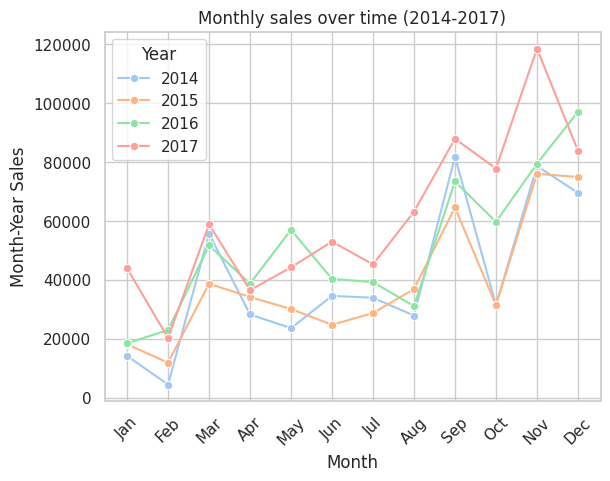
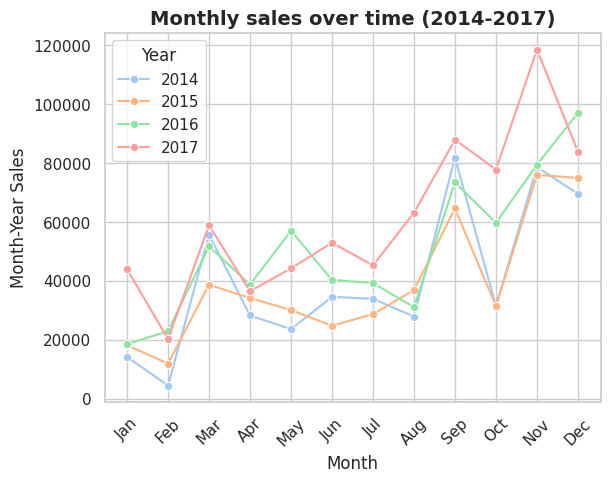
Code edit (unified diff) that turned the first committed figure into the second:
--- before
+++ after
@@ -11,5 +11,10 @@
 )
 
-plt.title("Monthly sales over time (2014-2017)")
+plt.title(
+    "Monthly sales over time (2014-2017)",
+    fontsize=14,
+    fontweight="bold"
+)
+
 plt.xticks(rotation=45)
 plt.grid(True)

Commit: Titles font modified